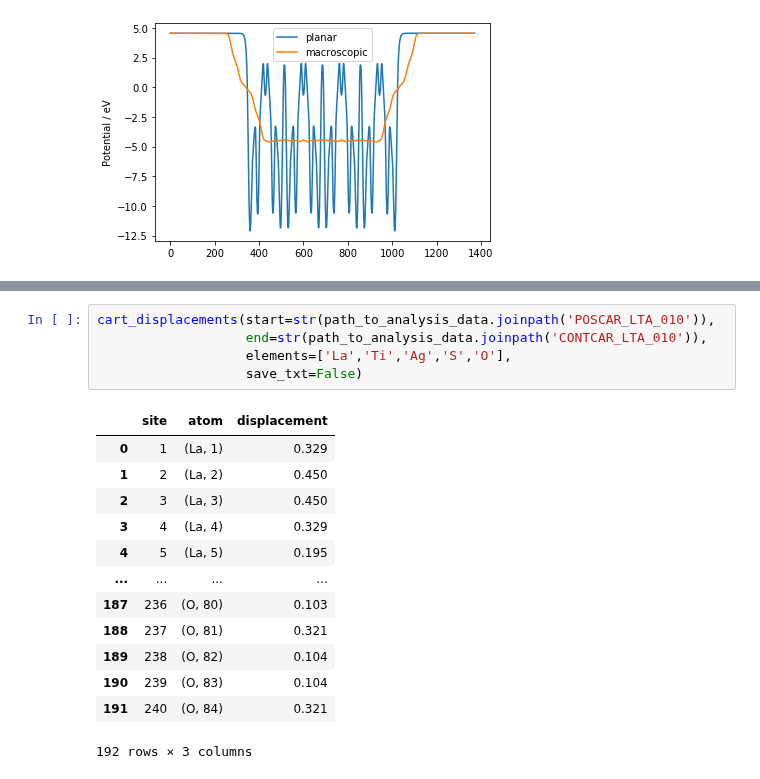
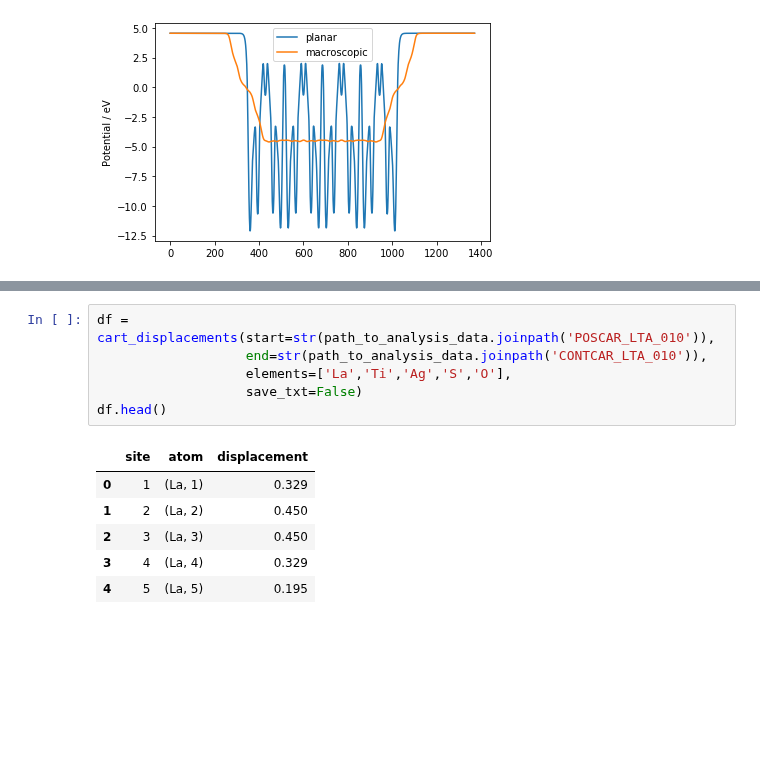
Before and after one commit to SMTG-Bham/surfaxe, a Jupyter notebook: tutorials/analysis/analysis_tutorial.ipynb, the cells around one changed output, grey strips where cells are left out. Cells and saved outputs as stored; diff of their text form; blank space fills up the shorter version.

```diff
--- a/tutorials/analysis/analysis_example.ipynb
+++ b/tutorials/analysis/analysis_tutorial.ipynb
@@ -69,19 +99,13 @@ Find the displacements of each atom after relaxation. It only prints out the dis
 # %%
-cart_displacements(start=str(path_to_analysis_data.joinpath('POSCAR_LTA_010')),
+df = cart_displacements(start=str(path_to_analysis_data.joinpath('POSCAR_LTA_010')),
                    end=str(path_to_analysis_data.joinpath('CONTCAR_LTA_010')),
                    elements=['La','Ti','Ag','S','O'],
                    save_txt=False)
+df.head()
 # %% [output]
 |  | site | atom | displacement |
 | 0 | 1 | (La, 1) | 0.329 |
 | 1 | 2 | (La, 2) | 0.450 |
 | 2 | 3 | (La, 3) | 0.450 |
 | 3 | 4 | (La, 4) | 0.329 |
 | 4 | 5 | (La, 5) | 0.195 |
-| ... | ... | ... | ... |
-| 187 | 236 | (O, 80) | 0.103 |
-| 188 | 237 | (O, 81) | 0.321 |
-| 189 | 238 | (O, 82) | 0.104 |
-| 190 | 239 | (O, 83) | 0.104 |
-| 191 | 240 | (O, 84) | 0.321 |
-192 rows × 3 columns
```
Also changed, not shown: parts of 12 cells of this notebook.
